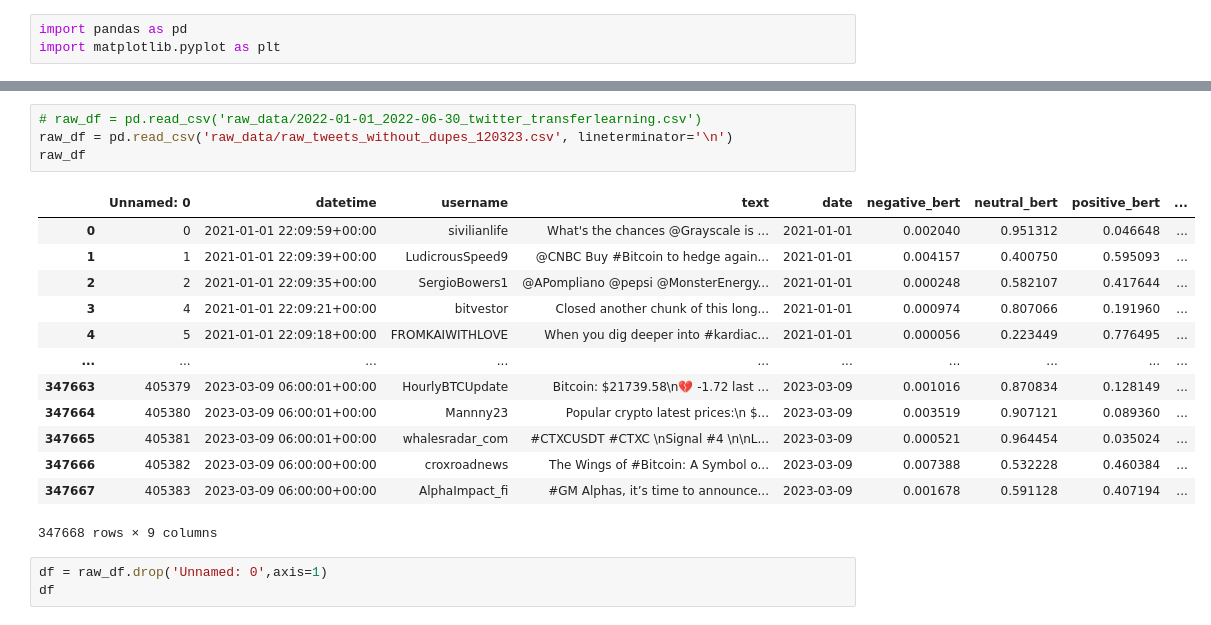
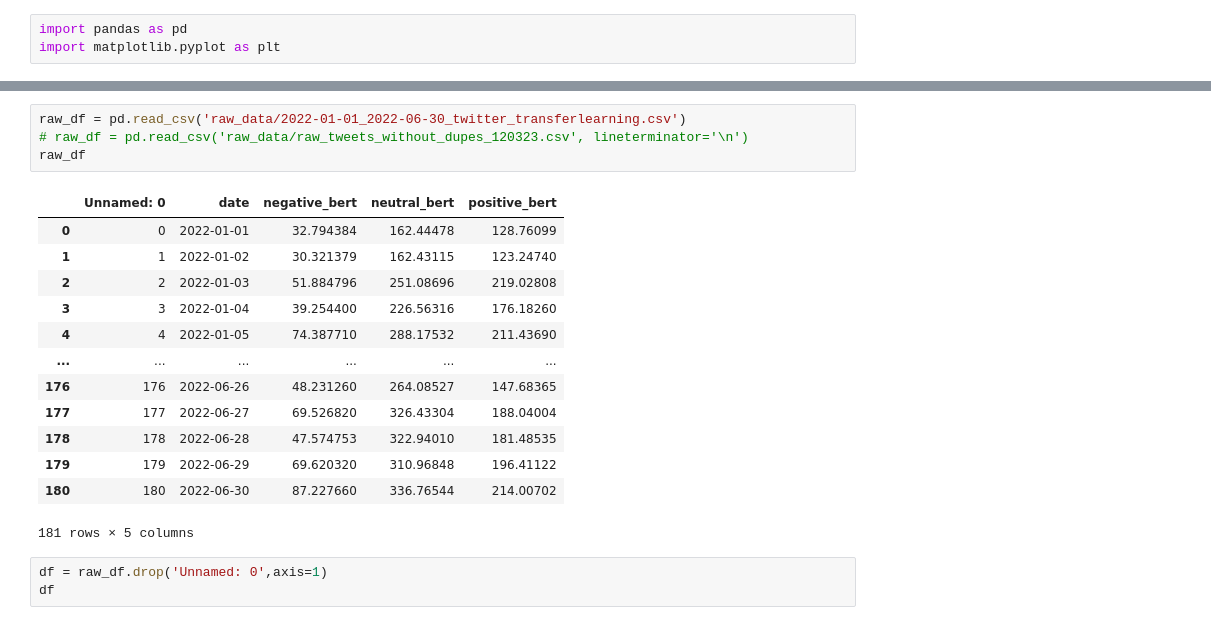
Before and after one commit to giadapi/crypto, a Jupyter notebook: trading_strategies-day2.ipynb, the cells around one changed output, grey strips where cells are left out. Saved outputs shown, nothing was run; the diff lists cells and outputs as text.

```diff
--- a/trading_strategies-day2.ipynb
+++ b/trading_strategies-day2.ipynb
@@ -4,21 +20,21 @@ import matplotlib.pyplot as plt
 # %%
-# raw_df = pd.read_csv('raw_data/2022-01-01_2022-06-30_twitter_transferlearning.csv')
-raw_df = pd.read_csv('raw_data/raw_tweets_without_dupes_120323.csv', lineterminator='\n')
+raw_df = pd.read_csv('raw_data/2022-01-01_2022-06-30_twitter_transferlearning.csv')
+# raw_df = pd.read_csv('raw_data/raw_tweets_without_dupes_120323.csv', lineterminator='\n')
 raw_df
 # %% [output]
-|  | Unnamed: 0 | datetime | username | text | date | negative_bert | neutral_bert | positive_bert | ... |
-| 0 | 0 | 2021-01-01 22:09:59+00:00 | sivilianlife | What's the chances @Grayscale is ... | 2021-01-01 | 0.002040 | 0.951312 | 0.046648 | ... |
-| 1 | 1 | 2021-01-01 22:09:39+00:00 | LudicrousSpeed9 | @CNBC Buy #Bitcoin to hedge again... | 2021-01-01 | 0.004157 | 0.400750 | 0.595093 | ... |
-| 2 | 2 | 2021-01-01 22:09:35+00:00 | SergioBowers1 | @APompliano @pepsi @MonsterEnergy... | 2021-01-01 | 0.000248 | 0.582107 | 0.417644 | ... |
-| 3 | 4 | 2021-01-01 22:09:21+00:00 | bitvestor | Closed another chunk of this long... | 2021-01-01 | 0.000974 | 0.807066 | 0.191960 | ... |
-| 4 | 5 | 2021-01-01 22:09:18+00:00 | FROMKAIWITHLOVE | When you dig deeper into #kardiac... | 2021-01-01 | 0.000056 | 0.223449 | 0.776495 | ... |
-| ... | ... | ... | ... | ... | ... | ... | ... | ... | ... |
-| 347663 | 405379 | 2023-03-09 06:00:01+00:00 | HourlyBTCUpdate | Bitcoin: $21739.58\n💔 -1.72 last ... | 2023-03-09 | 0.001016 | 0.870834 | 0.128149 | ... |
-| 347664 | 405380 | 2023-03-09 06:00:01+00:00 | Mannny23 | Popular crypto latest prices:\n $... | 2023-03-09 | 0.003519 | 0.907121 | 0.089360 | ... |
-| 347665 | 405381 | 2023-03-09 06:00:01+00:00 | whalesradar_com | #CTXCUSDT #CTXC \nSignal #4 \n\nL... | 2023-03-09 | 0.000521 | 0.964454 | 0.035024 | ... |
-| 347666 | 405382 | 2023-03-09 06:00:00+00:00 | croxroadnews | The Wings of #Bitcoin: A Symbol o... | 2023-03-09 | 0.007388 | 0.532228 | 0.460384 | ... |
-| 347667 | 405383 | 2023-03-09 06:00:00+00:00 | AlphaImpact_fi | #GM Alphas, it’s time to announce... | 2023-03-09 | 0.001678 | 0.591128 | 0.407194 | ... |
+|  | Unnamed: 0 | date | negative_bert | neutral_bert | positive_bert |
+| 0 | 0 | 2022-01-01 | 32.794384 | 162.44478 | 128.76099 |
+| 1 | 1 | 2022-01-02 | 30.321379 | 162.43115 | 123.24740 |
+| 2 | 2 | 2022-01-03 | 51.884796 | 251.08696 | 219.02808 |
+| 3 | 3 | 2022-01-04 | 39.254400 | 226.56316 | 176.18260 |
+| 4 | 4 | 2022-01-05 | 74.387710 | 288.17532 | 211.43690 |
+| ... | ... | ... | ... | ... | ... |
+| 176 | 176 | 2022-06-26 | 48.231260 | 264.08527 | 147.68365 |
+| 177 | 177 | 2022-06-27 | 69.526820 | 326.43304 | 188.04004 |
+| 178 | 178 | 2022-06-28 | 47.574753 | 322.94010 | 181.48535 |
+| 179 | 179 | 2022-06-29 | 69.620320 | 310.96848 | 196.41122 |
+| 180 | 180 | 2022-06-30 | 87.227660 | 336.76544 | 214.00702 |
-347668 rows × 9 columns
+181 rows × 5 columns
 # %%
 df = raw_df.drop('Unnamed: 0',axis=1)
 df
```
Also changed, not shown: parts of 4 cells of this notebook, 2 other files.
